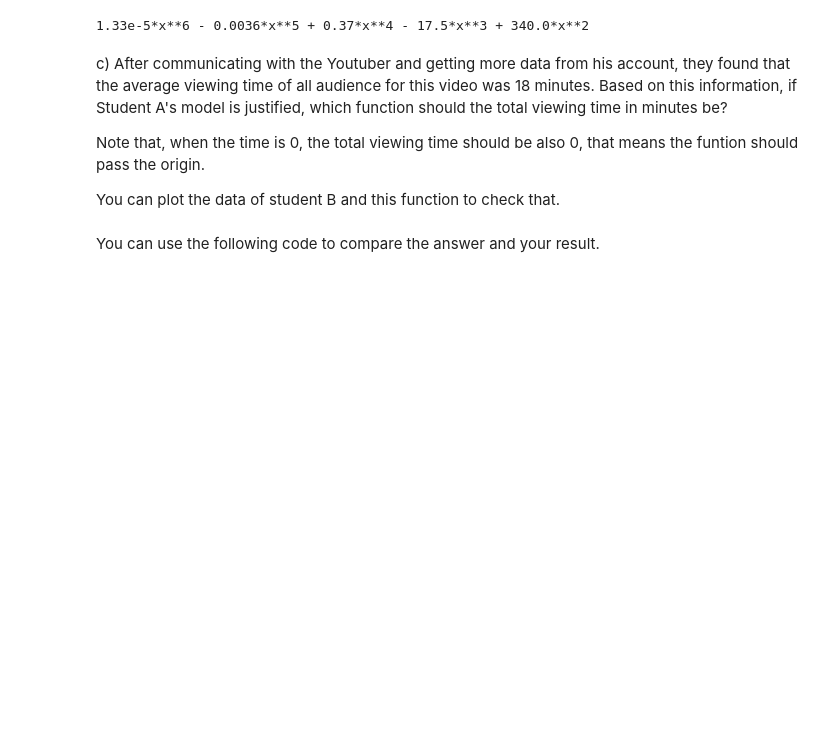
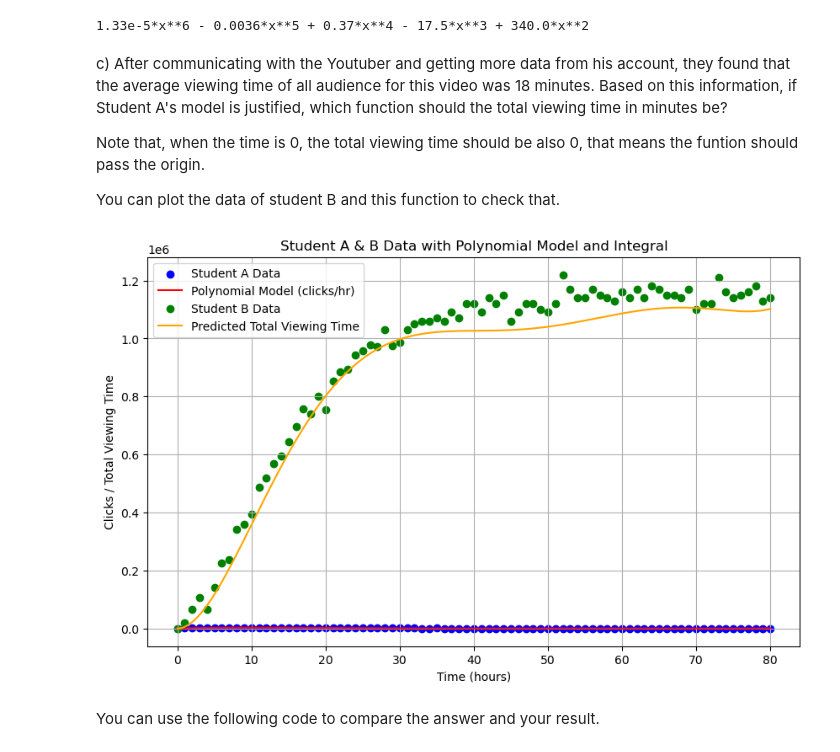
Before and after one commit to Kiavash32/computational-thinking-week-individual-15611264, a Jupyter notebook: challenge_calculus/Review_Calculus.ipynb, the cells around one changed output. Cells and saved outputs as stored; diff of their text form; code cells hidden in the pictures; blank space fills up the shorter version.

```diff
--- a/challenge_calculus/Review_Calculus.ipynb
+++ b/challenge_calculus/Review_Calculus.ipynb
@@ -131,8 +131,55 @@ You can plot the data of student B and this function to check that.
 # %%
 def IntegralPoly(x):
     # TO DO
     pass
     return # TO DO
+
+
+import pandas as pd
+import numpy as np
+import matplotlib.pyplot as plt
+
+
+data_A = pd.read_csv("data_student_A.csv", sep=None, engine='python')
+data_A.columns = data_A.columns.str.strip()
+hours_A = data_A[data_A.columns[0]]
+clicks_A = data_A[data_A.columns[1]]
+
+
+def clicks_model(x):
+    return 7.98e-5*x**5 - 1.80e-2*x**4 + 1.48*x**3 - 52.5*x**2 + 680*x
+
+def IntegralPoly(x):
+    total_clicks = 1.33e-5*x**6 - 3.60e-3*x**5 + 0.37*x**4 - 17.5*x**3 + 340*x**2
+    return total_clicks
+
+
+data_B = pd.read_csv("data_student_B.csv", sep=None, engine='python')
+data_B.columns = data_B.columns.str.strip()
+time_B = data_B[data_B.columns[0]]
+view_B = data_B[data_B.columns[1]]
+
+
+x_smooth = np.linspace(0, 80, 500)
+y_smooth_model = clicks_model(x_smooth)
+y_smooth_integral = IntegralPoly(x_smooth)
+
+plt.figure(figsize=(10,6))
+plt.scatter(hours_A, clicks_A, color='blue', label='Student A Data')
+plt.plot(x_smooth, y_smooth_model, color='red', label='Polynomial Model (clicks/hr)')
+
+
+plt.scatter(time_B, view_B, color='green', label='Student B Data')
+plt.plot(x_smooth, y_smooth_integral, color='orange', label='Predicted Total Viewing Time')
+
+plt.xlabel('Time (hours)')
+plt.ylabel('Clicks / Total Viewing Time')
+plt.title('Student A & B Data with Polynomial Model and Integral')
+plt.legend()
+plt.grid(True)
+plt.show()
+# %% [output]
+[figure, added]
 # %% [markdown]
 You can use the following code to compare the answer and your result.
 # %%
```
